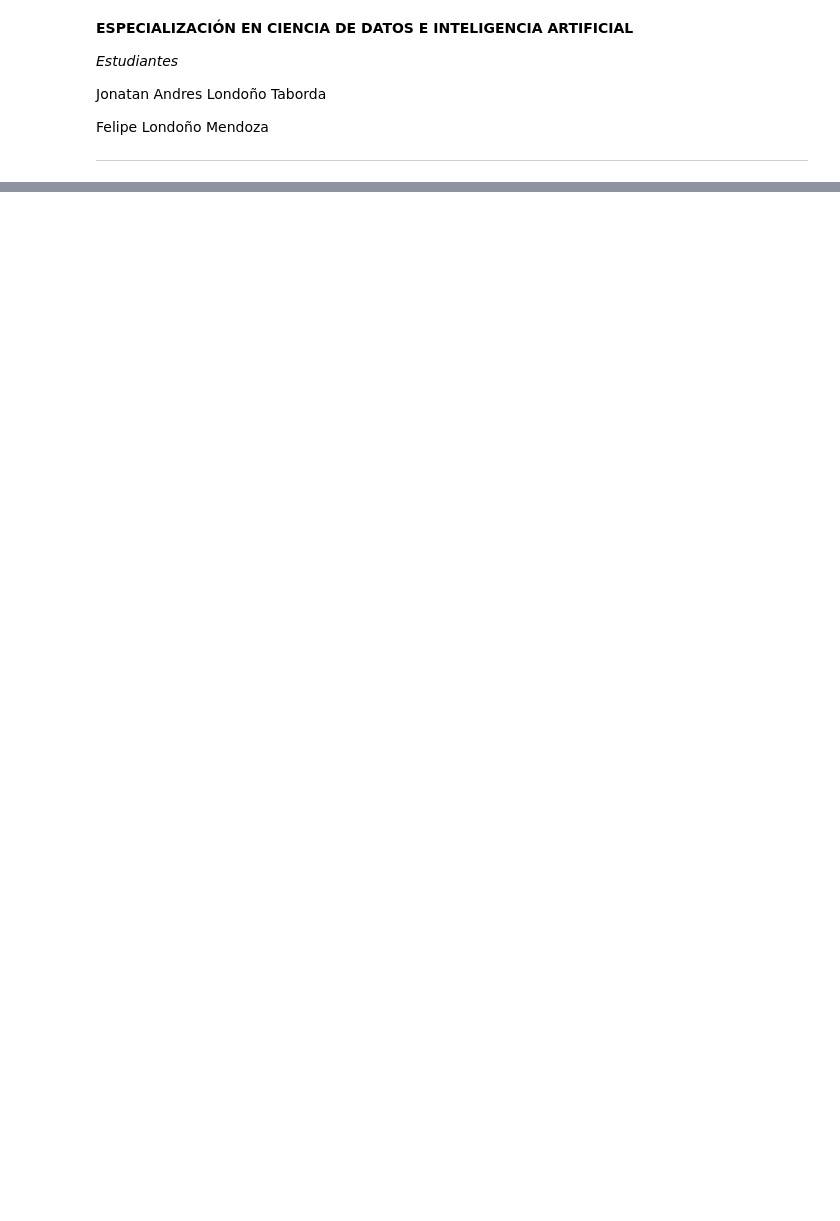
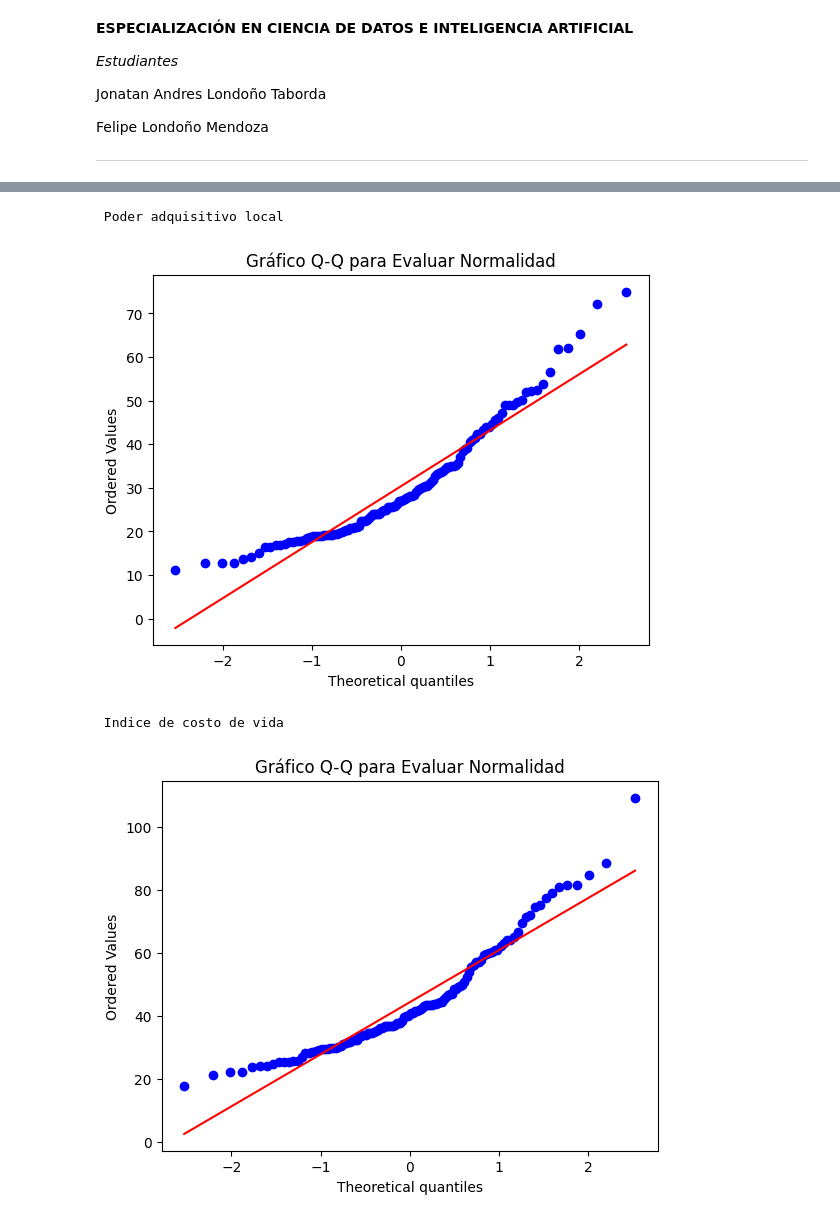
Before and after one commit to andreess891/AnalisisDescriptivo, a Jupyter notebook: TallerIntCienciaDatos/taller.ipynb, the cells around one changed output, grey strips where cells are left out. Drawn from its saved outputs; the diff is of its cells as text; code cells hidden in the pictures; blank space fills up the shorter version.

```diff
--- a/TallerIntCienciaDatos/taller.ipynb
+++ b/TallerIntCienciaDatos/taller.ipynb
@@ -742,0 +218,16 @@ cluster_df
+# %%
+# Q-Q Plot
+st.probplot(datos['Cost of Living Plus Rent Index'], dist="norm", plot=plt)
+plt.title("Gráfico Q-Q para Evaluar Normalidad")
+print('\n', 'Poder adquisitivo local')
+plt.show()
+
+st.probplot(datos['Groceries Index'], dist="norm", plot=plt)
+plt.title("Gráfico Q-Q para Evaluar Normalidad")
+print('\n', 'Indice de costo de vida')
+plt.show()
+# %% [output]
+ Poder adquisitivo local
+[figure, added]
+ Indice de costo de vida
+[figure, added]
```
Also changed, not shown: parts of 60 cells of this notebook, 3 other files.
